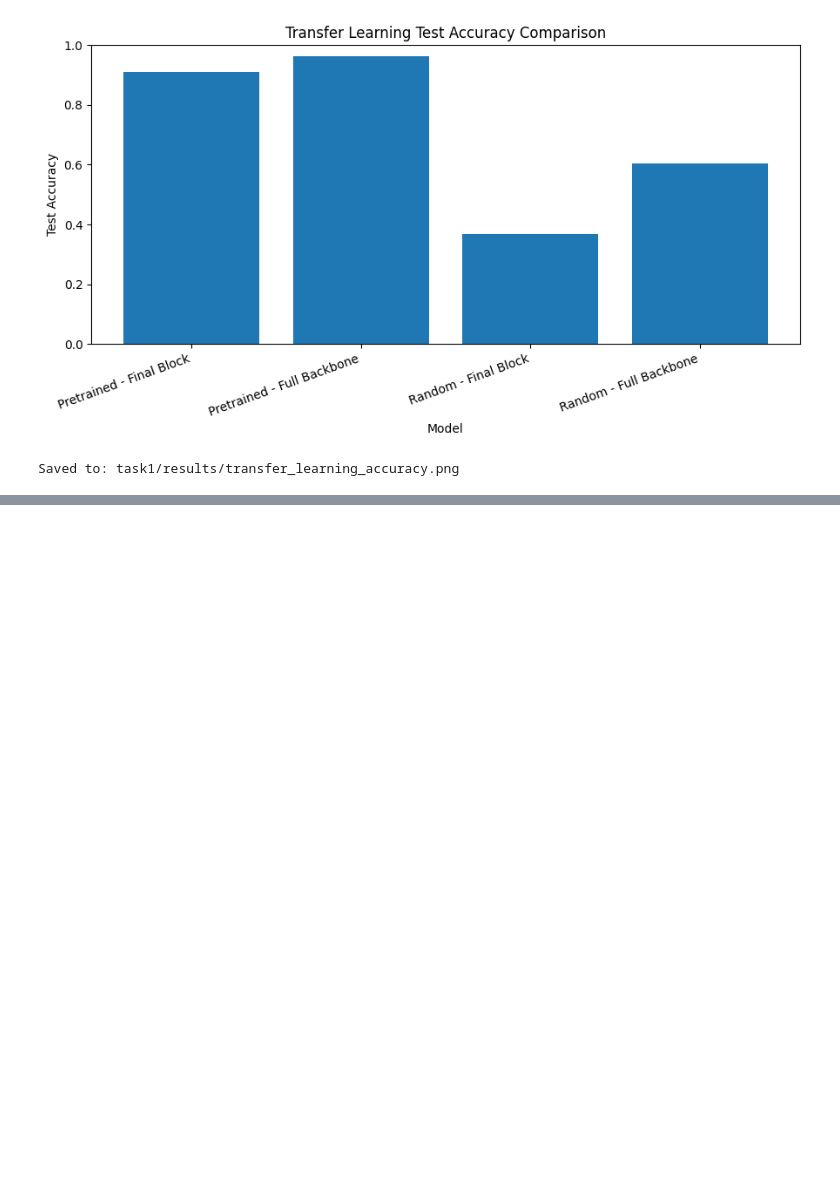
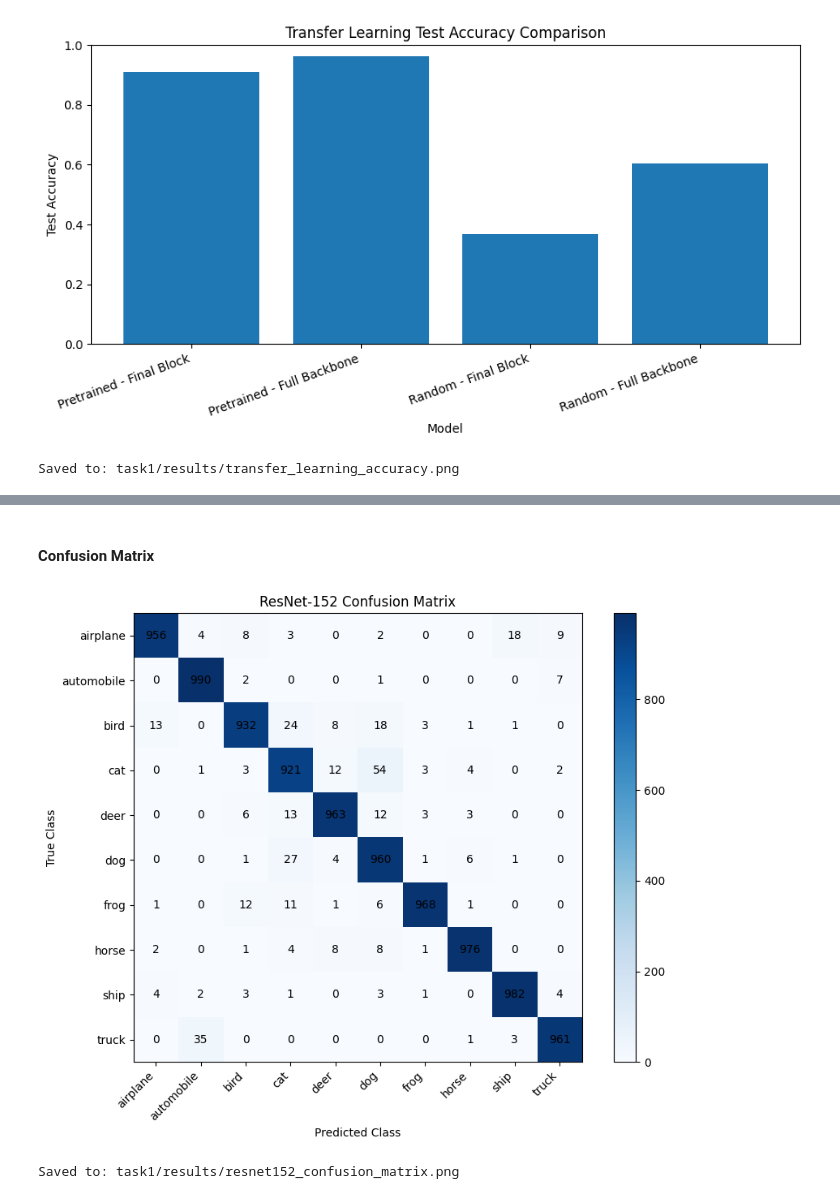
Before and after one commit to sohauv/atml_pa0, a Jupyter notebook: task1/task1.ipynb, the cells around one changed output, grey strips where cells are left out. Cells and saved outputs as stored; diff of their text form; code cells hidden in the pictures; blank space fills up the shorter version.

```diff
--- a/task1/task1.ipynb
+++ b/task1/task1.ipynb
@@ -1146,0 +1505,79 @@ Saved to: task1/results/transfer_learning_accuracy.png
+# %% [markdown]
+#### Confusion Matrix
+# %%
+from sklearn.metrics import confusion_matrix
+import numpy as np
+
+
+conf_matrix = confusion_matrix(
+    all_labels,
+    all_predictions,
+)
+
+
+plt.figure(figsize=(9, 7))
+
+plt.imshow(
+    conf_matrix,
+    interpolation="nearest",
+    cmap="Blues",
+)
+
+plt.title("ResNet-152 Confusion Matrix")
+plt.colorbar()
+
+
+tick_marks = np.arange(
+    len(class_names)
+)
+
+
+plt.xticks(
+    tick_marks,
+    class_names,
+    rotation=45,
+    ha="right",
+)
+
+plt.yticks(
+    tick_marks,
+    class_names,
+)
+
+
+plt.xlabel("Predicted Class")
+plt.ylabel("True Class")
+
+
+for i in range(conf_matrix.shape[0]):
+    for j in range(conf_matrix.shape[1]):
+        plt.text(
+            j,
+            i,
+            conf_matrix[i, j],
+            ha="center",
+            va="center",
+        )
+
+
+plt.tight_layout()
+
+
+confusion_path = (
+    RESULTS_DIR /
+    "resnet152_confusion_matrix.png"
+)
+
+
+plt.savefig(
+    confusion_path,
+    bbox_inches="tight",
+)
+
+plt.show()
+
+
+print("Saved to:", confusion_path)
+# %% [output]
+[figure, added]
+Saved to: task1/results/resnet152_confusion_matrix.png
```
Also changed, not shown: parts of 37 cells of this notebook, 7 other files.
